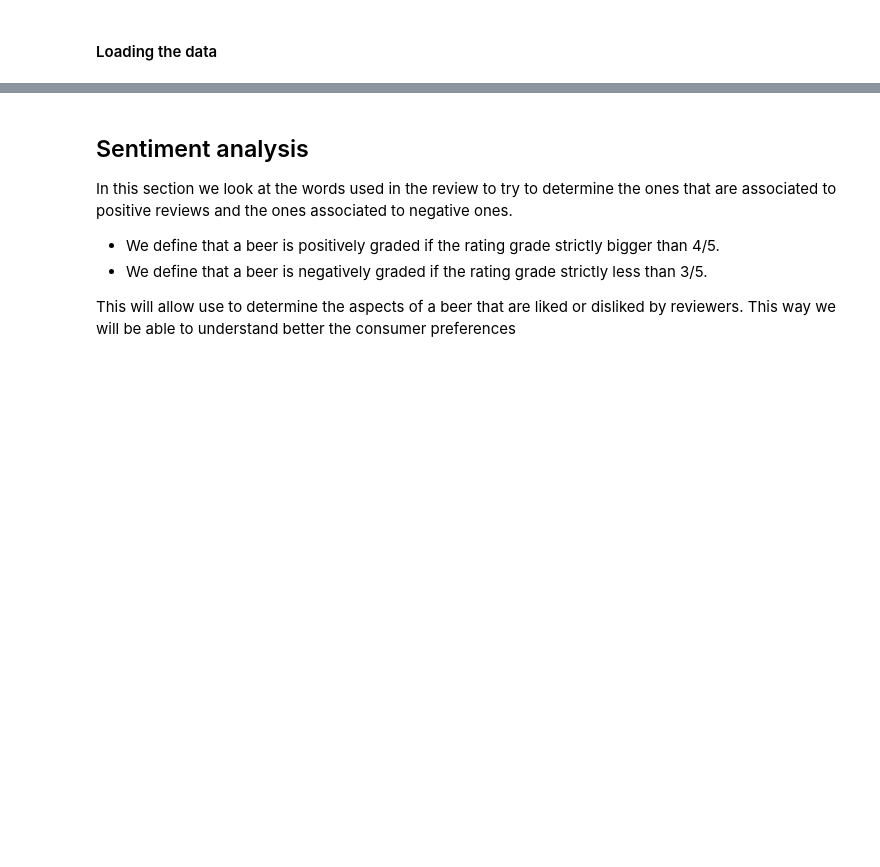
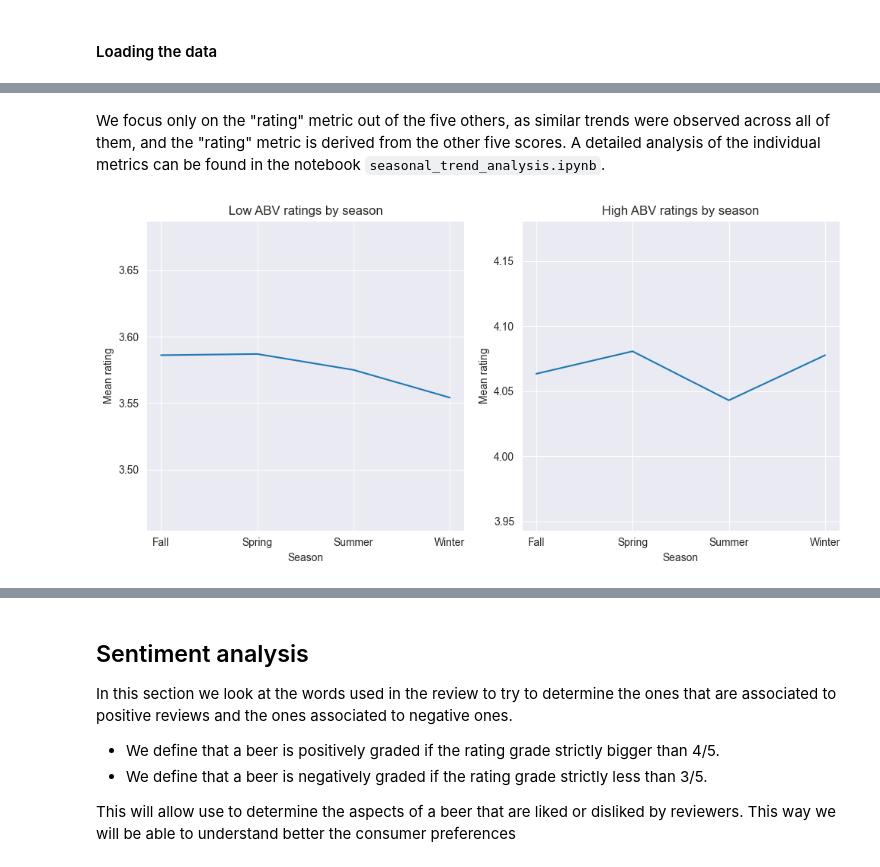
Before and after one commit to epfl-ada/ada-2024-project-databrewers, a Jupyter notebook: milestoneP3.ipynb, the cells around one changed output, grey strips where cells are left out. Drawn from its saved outputs; the diff is of its cells as text; code cells hidden in the pictures; blank space fills up the shorter version.

```diff
--- a/milestoneP3.ipynb
+++ b/milestoneP3.ipynb
@@ -41,0 +73,12 @@ breweries_ba = pd.read_csv('data/cleaned/breweries.csv.gz', compression='gzip')
+# %% [markdown]
+We focus only on the "rating" metric out of the five others, as similar trends were observed across all of them, and the "rating" metric is derived from the other five scores. A detailed analysis of the individual metrics can be found in the notebook `seasonal_trend_analysis.ipynb`.
+# %%
+mean_ratings = ratings.groupby(['season', 'abv_category'], as_index=False, observed=False)['rating'].mean()
+
+# Separate data for high and low alcohol content
+high_abv = mean_ratings[mean_ratings['abv_category'] == 'high']
+low_abv = mean_ratings[mean_ratings['abv_category'] == 'low']
+# %%
+plot.plot_high_low_abv_trends(high_abv, low_abv)
+# %% [output]
+[figure, added]
```
Also changed, not shown: parts of 18 cells of this notebook, 1 other file.
